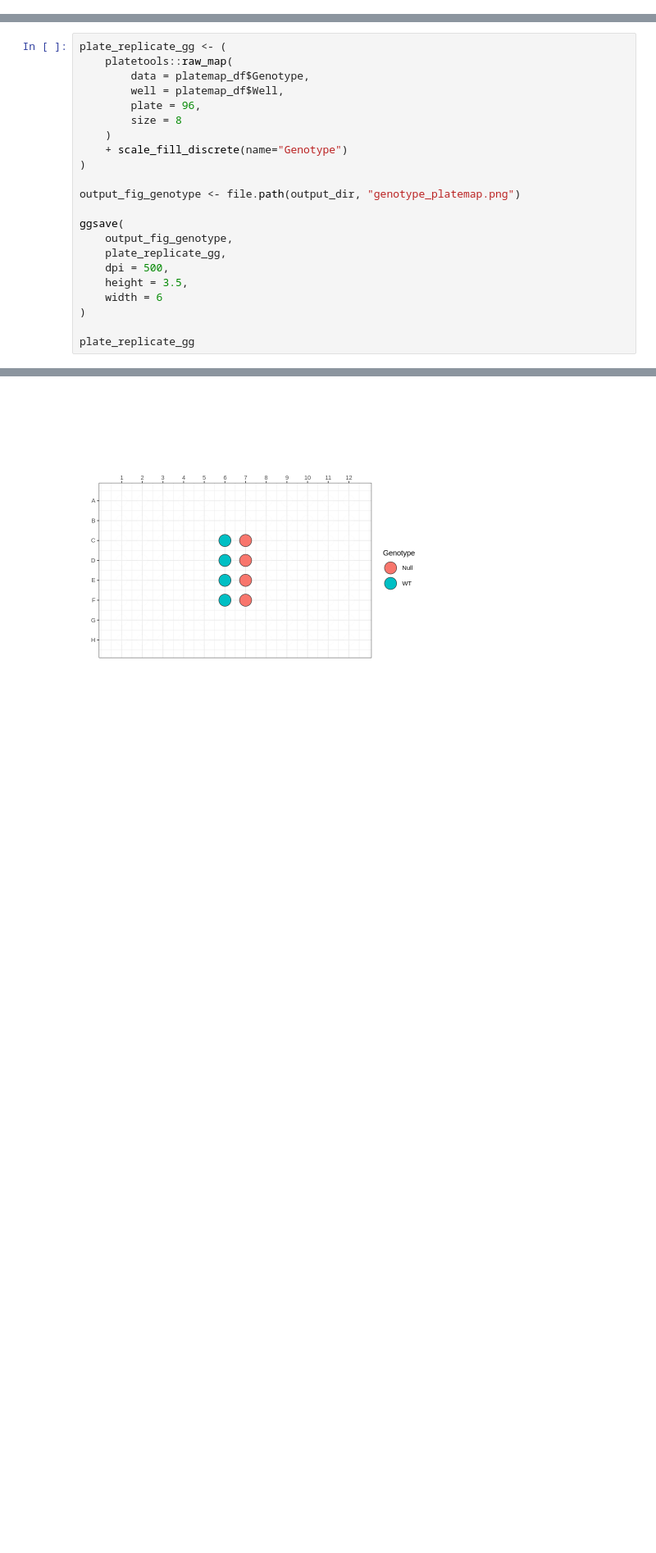
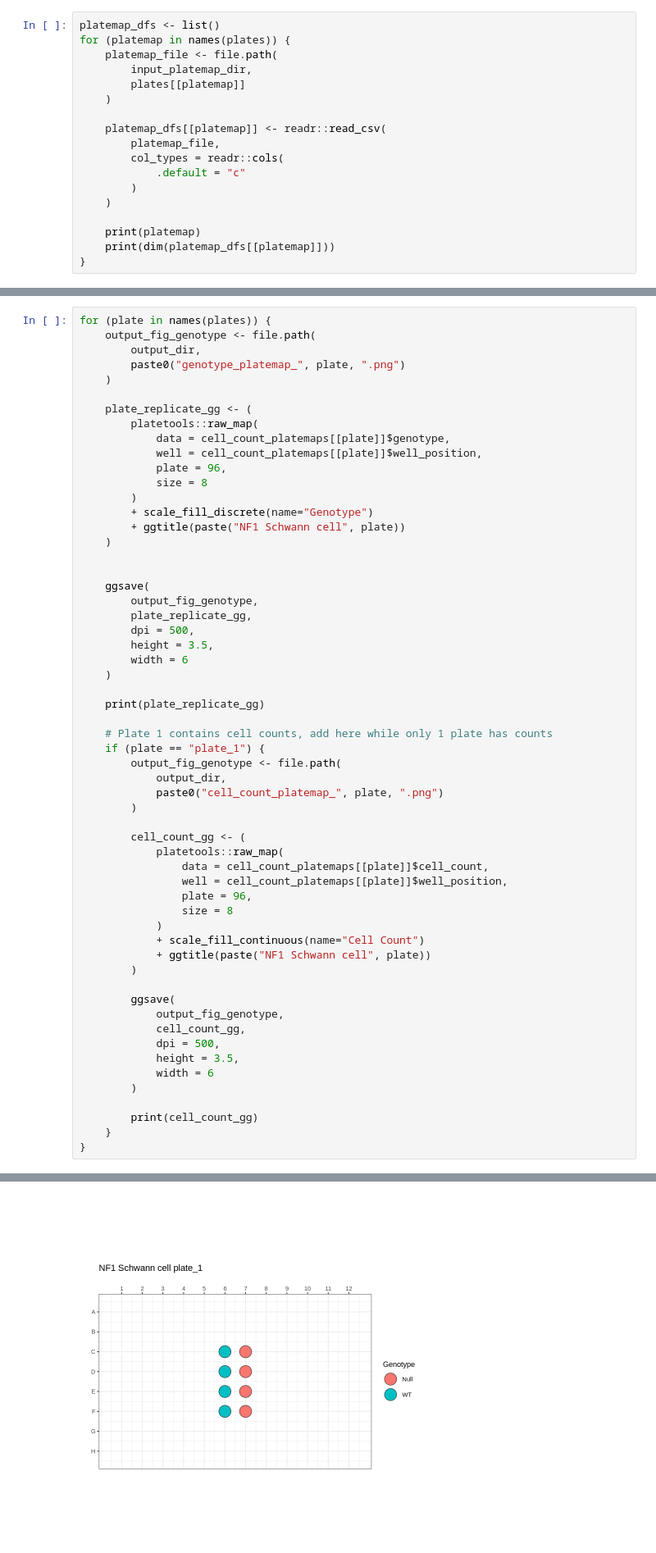
Before and after one commit to WayScience/Benchmarking_NF1_data, a Jupyter notebook: 5_analyze_data/visualize_platemaps.ipynb, the cells around one changed output, grey strips where cells are left out. Shown at 82% size. Saved outputs shown, nothing was run; the diff lists cells and outputs as text; blank space fills up the shorter version.

Commit message:
add correct platemaps

```diff
--- a/5_analyze_data/visualize_platemaps.ipynb
+++ b/5_analyze_data/visualize_platemaps.ipynb
@@ -33,0 +42,18 @@ A tibble: 3 × 6
+# %%
+platemap_dfs <- list()
+for (platemap in names(plates)) {
+    platemap_file <- file.path(
+        input_platemap_dir,
+        plates[[platemap]]
+    )
+
+    platemap_dfs[[platemap]] <- readr::read_csv(
+        platemap_file,
+        col_types = readr::cols(
+            .default = "c"
+        )
+    )
+
+    print(platemap)
+    print(dim(platemap_dfs[[platemap]]))
+}
@@ -34,25 +101,61 @@ A tibble: 3 × 6
 # %%
-plate_replicate_gg <- (
-    platetools::raw_map(
-        data = platemap_df$Genotype,
-        well = platemap_df$Well,
-        plate = 96,
-        size = 8
+for (plate in names(plates)) {
+    output_fig_genotype <- file.path(
+        output_dir,
+        paste0("genotype_platemap_", plate, ".png")
     )
-    + scale_fill_discrete(name="Genotype")
-)
 
-output_fig_genotype <- file.path(output_dir, "genotype_platemap.png")
+    plate_replicate_gg <- (
+        platetools::raw_map(
+            data = cell_count_platemaps[[plate]]$genotype,
+            well = cell_count_platemaps[[plate]]$well_position,
+            plate = 96,
+            size = 8
+        )
+        + scale_fill_discrete(name="Genotype")
+        + ggtitle(paste("NF1 Schwann cell", plate))
+    )
 
-ggsave(
-    output_fig_genotype,
-    plate_replicate_gg,
-    dpi = 500,
-    height = 3.5,
-    width = 6
-)
 
-plate_replicate_gg
+    ggsave(
+        output_fig_genotype,
+        plate_replicate_gg,
+        dpi = 500,
+        height = 3.5,
+        width = 6
+    )
+
+    print(plate_replicate_gg)
+
+    # Plate 1 contains cell counts, add here while only 1 plate has counts
+    if (plate == "plate_1") {
+        output_fig_genotype <- file.path(
+            output_dir,
+            paste0("cell_count_platemap_", plate, ".png")
+        )
+
+        cell_count_gg <- (
+            platetools::raw_map(
+                data = cell_count_platemaps[[plate]]$cell_count,
+                well = cell_count_platemaps[[plate]]$well_position,
+                plate = 96,
+                size = 8
+            )
+            + scale_fill_continuous(name="Cell Count")
+            + ggtitle(paste("NF1 Schwann cell", plate))
+        )
+
+        ggsave(
+            output_fig_genotype,
+            cell_count_gg,
+            dpi = 500,
+            height = 3.5,
+            width = 6
+        )
+
+        print(cell_count_gg)
+    }
+}
 # %% [output]
 Warning message:
 “Warning: Your well label count ( 8 ) covers less than half the selected plate( 96 ).
@@ -61 +172 @@ note: Default is a 96-well plate.”
-[figure, old version]
+[figure, new version]
```
Also changed, not shown: parts of 9 cells of this notebook, 1 other file.
